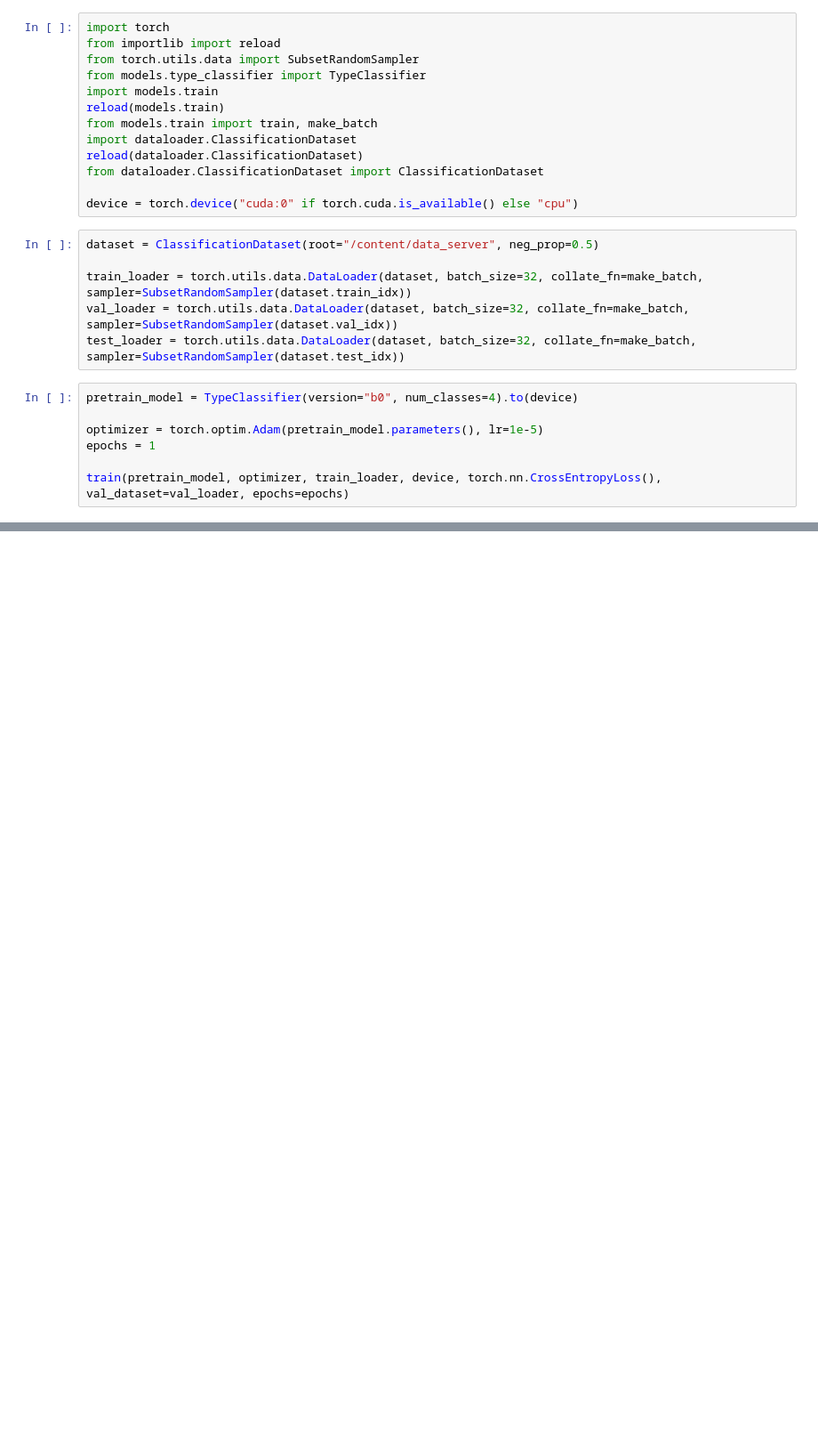
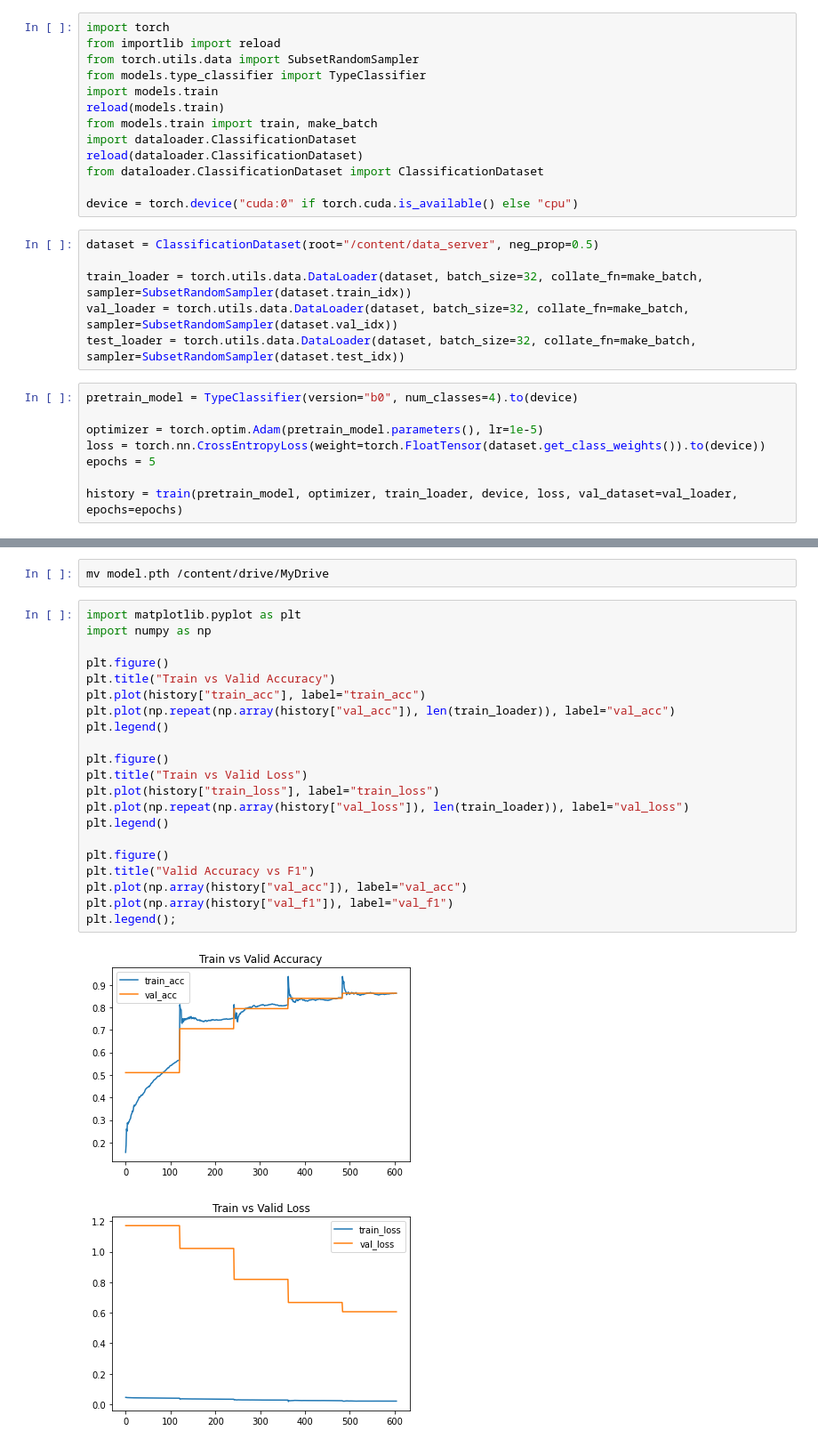
Before and after one commit to syncdoth/Eagle-Eye-Pneumonia-Detection, a Jupyter notebook: Pretrain.ipynb, the cells around one changed output, grey strips where cells are left out. Shown: that part at 89% size. Saved outputs shown, nothing was run; the diff lists cells and outputs as text; blank space fills up the shorter version.

```diff
--- a/Pretrain.ipynb
+++ b/Pretrain.ipynb
@@ -78,9 +76,10 @@ test_loader = torch.utils.data.DataLoader(dataset, batch_size=32, collate_fn=mak
 pretrain_model = TypeClassifier(version="b0", num_classes=4).to(device)
 
 optimizer = torch.optim.Adam(pretrain_model.parameters(), lr=1e-5)
-epochs = 1
+loss = torch.nn.CrossEntropyLoss(weight=torch.FloatTensor(dataset.get_class_weights()).to(device))
+epochs = 5
 
-train(pretrain_model, optimizer, train_loader, device, torch.nn.CrossEntropyLoss(), val_dataset=val_loader, epochs=epochs)
+history = train(pretrain_model, optimizer, train_loader, device, loss, val_dataset=val_loader, epochs=epochs)
 # %% [output]
 Downloading: "https://github.com/lukemelas/EfficientNet-PyTorch/releases/download/1.0/efficientnet-b0-355c32eb.pth" to /root/.cache/torch/hub/checkpoints/efficientnet-b0-355c32eb.pth
 Loaded pretrained weights for efficientnet-b0
@@ -88,0 +102,26 @@ RuntimeError: ignored
+# %%
+mv model.pth /content/drive/MyDrive
+# %%
+import matplotlib.pyplot as plt
+import numpy as np
+
+plt.figure()
+plt.title("Train vs Valid Accuracy")
+plt.plot(history["train_acc"], label="train_acc")
+plt.plot(np.repeat(np.array(history["val_acc"]), len(train_loader)), label="val_acc")
+plt.legend()
+
+plt.figure()
+plt.title("Train vs Valid Loss")
+plt.plot(history["train_loss"], label="train_loss")
+plt.plot(np.repeat(np.array(history["val_loss"]), len(train_loader)), label="val_loss")
+plt.legend()
+
+plt.figure()
+plt.title("Valid Accuracy vs F1")
+plt.plot(np.array(history["val_acc"]), label="val_acc")
+plt.plot(np.array(history["val_f1"]), label="val_f1")
+plt.legend();
+# %% [output]
+[figure, added]
+[figure, added]
```
Also changed, not shown: parts of 4 cells of this notebook, 1 other file.
